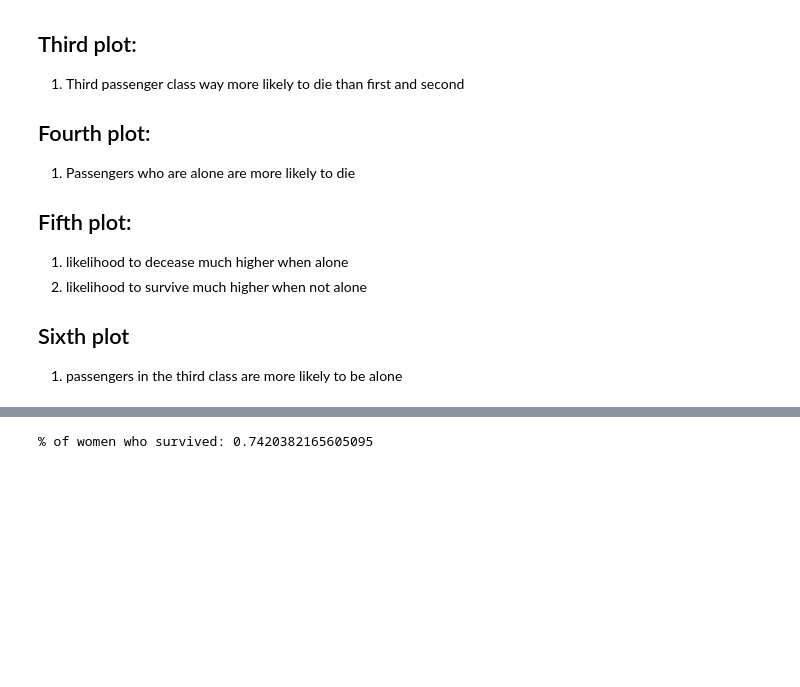
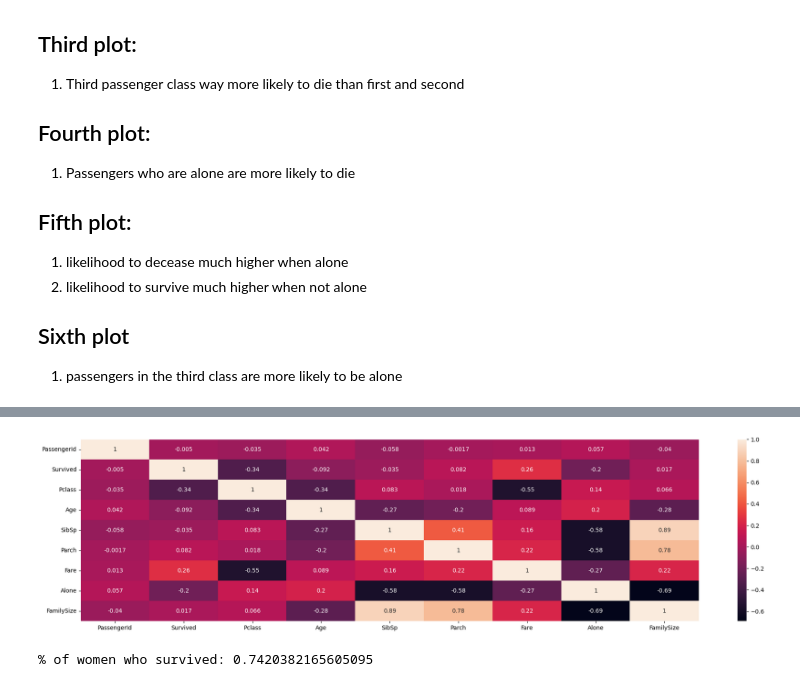
Before and after one commit to Alex-Mak-MCW/Titanic-Survival-Precictions-Project, a Jupyter notebook: PythonTitanicProject.ipynb, the cells around one changed output, grey strips where cells are left out. Saved outputs shown, nothing was run; the diff lists cells and outputs as text; code cells hidden in the pictures; blank space fills up the shorter version.

```diff
--- a/PythonTitanicProject.ipynb
+++ b/PythonTitanicProject.ipynb
@@ -311,3 +338,11 @@ plt.tight_layout()
+# %%
+# More Visualization (HeatMap) to show the variables' correlation with each other
+plt.figure(figsize=(20,5))
+# Set numerical variables only to avoid computing correlation for categorical variables (which we will handle later)
+sns.heatmap(train_data.corr(numeric_only=True),annot=True)
+plt.tight_layout()
+# %% [output]
+[figure, added]
 # %%
 # pd.loc to access data in array based on given column(s)
 # Find female survivors in training data
```
Also changed, not shown: parts of 4 cells of this notebook, 1 other file.
